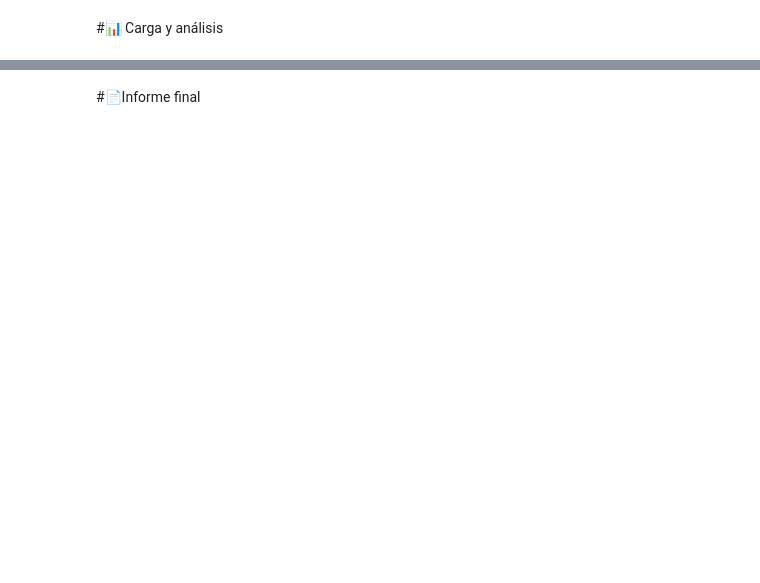
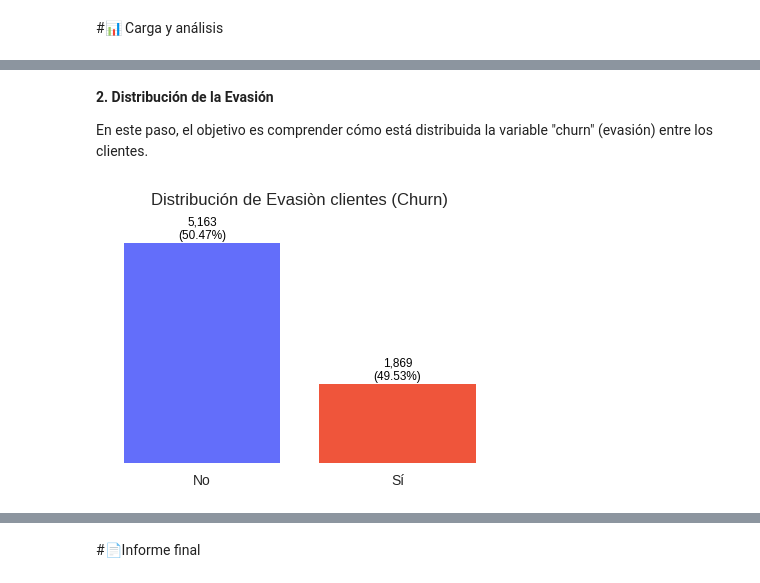
Before and after one commit to jpraden/Challenge-DataScience-TelecomX-LATAM, a Jupyter notebook: TelecomX_LATAM.ipynb, the cells around one changed output, grey strips where cells are left out. Saved outputs shown, nothing was run; the diff lists cells and outputs as text; code cells hidden in the pictures; blank space fills up the shorter version.

```diff
--- a/TelecomX_LATAM.ipynb
+++ b/TelecomX_LATAM.ipynb
@@ -648,0 +746,32 @@ _____________________________________________________________________________
+# %% [markdown]
+**2. Distribución de la Evasión**
+
+En este paso, el objetivo es comprender cómo está distribuida la variable "churn" (evasión) entre los clientes.
+# %%
+import matplotlib.pyplot as plt
+frecuencia_churn = df['Churn'].value_counts()
+porcentaje_churn = df['genero'].value_counts(normalize=True) * 100
+
+colores = ['#636efa', '#EF553B']  # Colores asignados para cada barra
+
+fig, ax = plt.subplots(figsize=(5,3))  # Creamos la figura y los ejes con tamaño definido
+
+ax.set_frame_on(False)  # Ocultamos el marco del gráfico
+ax.tick_params(axis='x', which = 'both', size = 0) # Quitamos los ticks del eje X
+
+ax.bar(frecuencia_churn.index, frecuencia_churn.values, color=colores)  # Dibujamos las barras
+
+ax.set_title('Distribución de Evasiòn clientes (Churn)', pad=20)  # Título con separación ajustada
+ax.set_yticks([])  # Quitamos las marcas y etiquetas del eje Y
+
+
+# Añadimos etiquetas numéricas encima de cada barra
+for i, (total, pct) in enumerate(zip(frecuencia_churn.values, porcentaje_churn.values)):
+    ax.text(i, total + 30,
+            f'{total:,.0f}\n({pct:.2f}%)',          # Ubicación y formato del valor
+            color='black', fontsize=8.5,
+            ha='center', va='bottom')
+
+plt.show()
+# %% [output]
+[figure, added]
```
Also changed, not shown: parts of 56 cells of this notebook, 1 other file.
